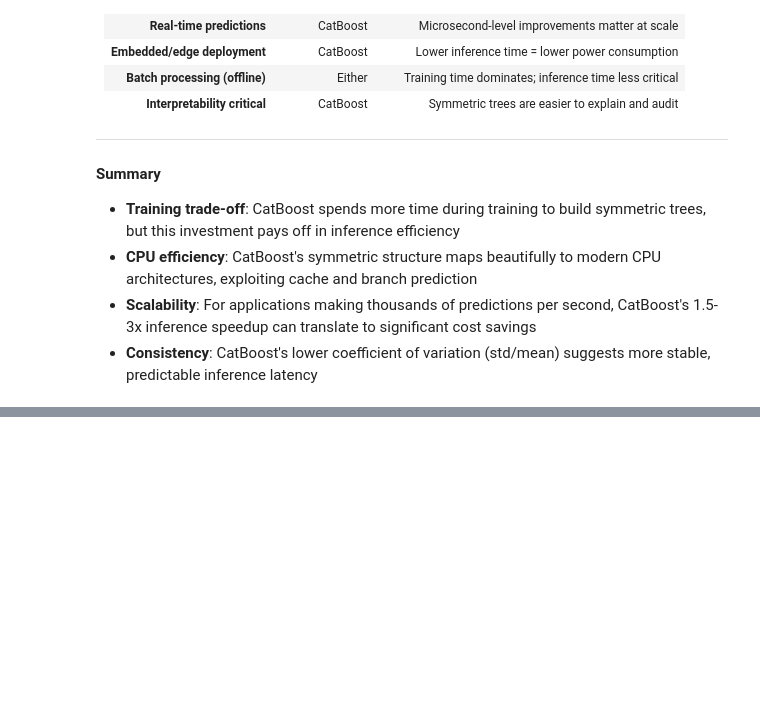
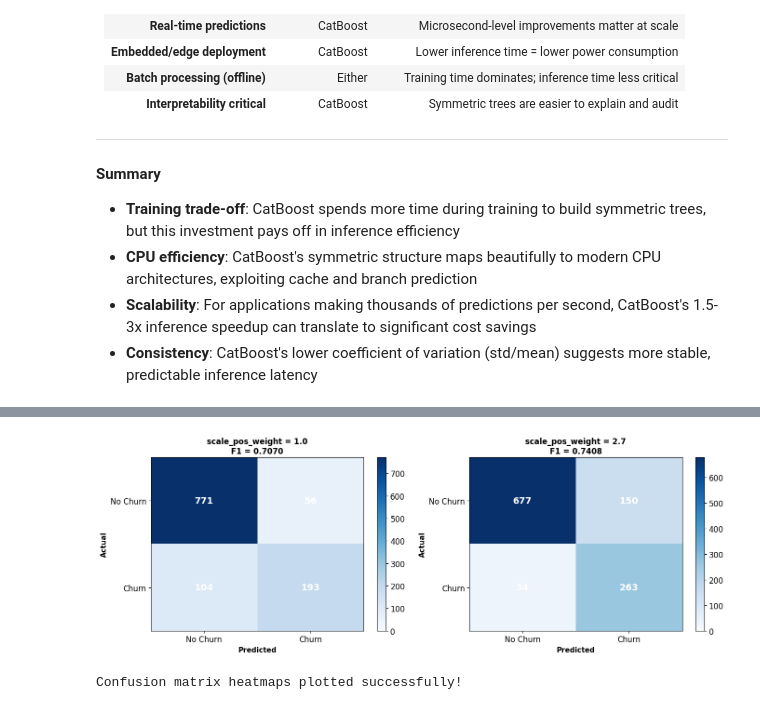
Before and after one commit to ThanhDang-Vn/ensemble-catboost-xgboost, a Jupyter notebook: classification/churn_boosting.ipynb, the cells around one changed output, grey strips where cells are left out. Cells and saved outputs as stored; diff of their text form; code cells hidden in the pictures; blank space fills up the shorter version.

```diff
--- a/classification/churn_boosting.ipynb
+++ b/classification/churn_boosting.ipynb
@@ -3098,0 +3159,48 @@ CatBoost (symmetric/oblivious):
+# %%
+# Visualize confusion matrices side-by-side
+fig, axes = plt.subplots(1, 2, figsize=(14, 5))
+
+spw_values = [1.0, 2.7]
+
+for idx, spw in enumerate(spw_values):
+    # Get confusion matrix values
+    tn = scale_pos_weight_results[spw]['tn']
+    fp = scale_pos_weight_results[spw]['fp']
+    fn = scale_pos_weight_results[spw]['fn']
+    tp = scale_pos_weight_results[spw]['tp']
+
+    # Create confusion matrix array
+    cm_array = np.array([[tn, fp], [fn, tp]])
+
+    # Plot heatmap
+    ax = axes[idx]
+    im = ax.imshow(cm_array, cmap='Blues', aspect='auto', vmin=0)
+
+    # Add text annotations
+    ax.text(0, 0, f'{tn}', ha='center', va='center', color='white', fontsize=14, fontweight='bold')
+    ax.text(1, 0, f'{fp}', ha='center', va='center', color='white', fontsize=14, fontweight='bold')
+    ax.text(0, 1, f'{fn}', ha='center', va='center', color='white', fontsize=14, fontweight='bold')
+    ax.text(1, 1, f'{tp}', ha='center', va='center', color='white', fontsize=14, fontweight='bold')
+
+    # Set labels and title
+    ax.set_xticks([0, 1])
+    ax.set_yticks([0, 1])
+    ax.set_xticklabels(['No Churn', 'Churn'])
+    ax.set_yticklabels(['No Churn', 'Churn'])
+    ax.set_xlabel('Predicted', fontsize=11, fontweight='bold')
+    ax.set_ylabel('Actual', fontsize=11, fontweight='bold')
+
+    f1 = scale_pos_weight_results[spw]['f1']
+    ax.set_title(f'scale_pos_weight = {spw}\nF1 = {f1:.4f}', fontsize=12, fontweight='bold')
+
+    # Add colorbar
+    plt.colorbar(im, ax=ax)
+
+plt.tight_layout()
+plt.savefig('scale_pos_weight_confusion_matrix.png', dpi=100, bbox_inches='tight')
+plt.show()
+
+print("Confusion matrix heatmaps plotted successfully!")
+# %% [output]
+[figure, added]
+Confusion matrix heatmaps plotted successfully!
```
Also changed, not shown: parts of 11 cells of this notebook, 7 other files.
